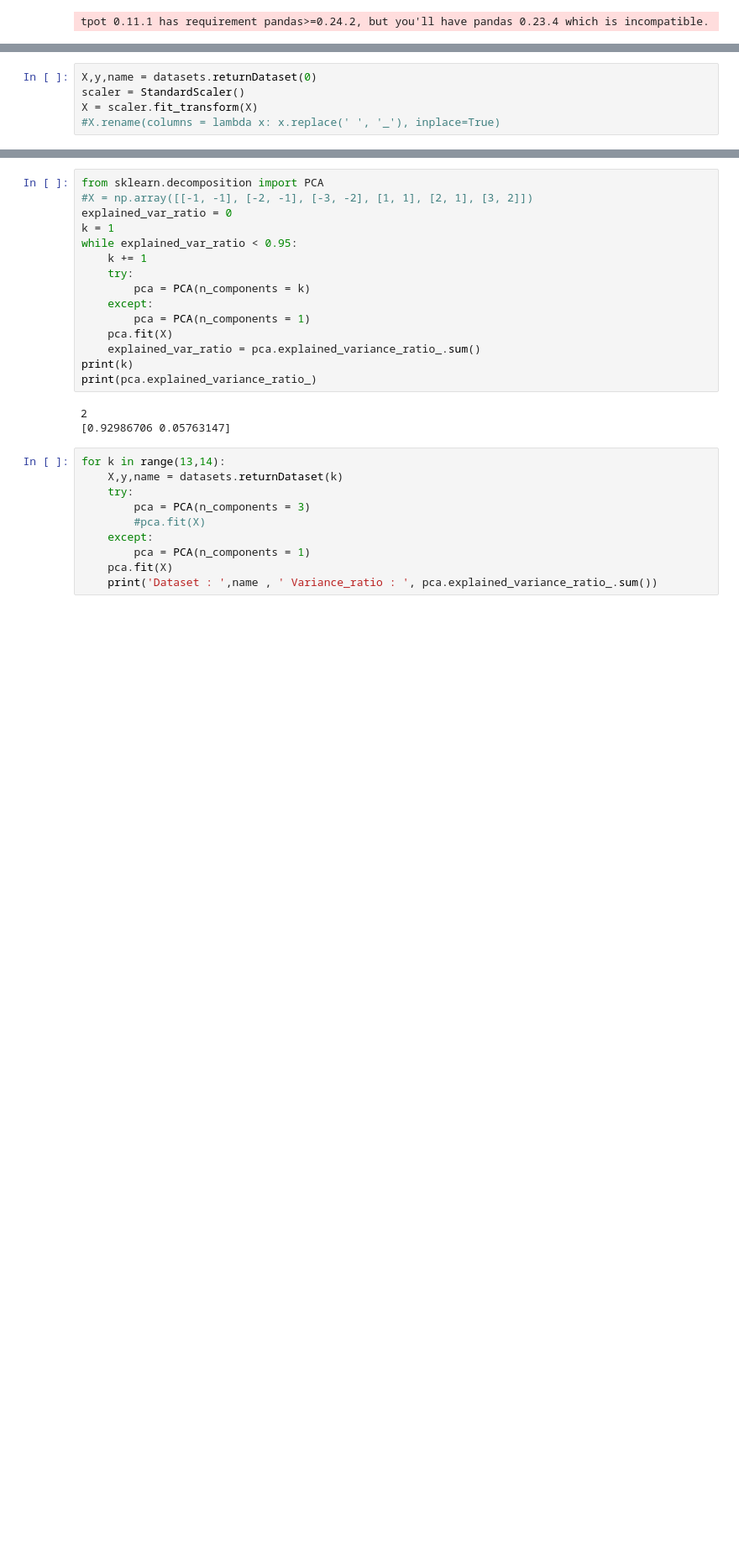
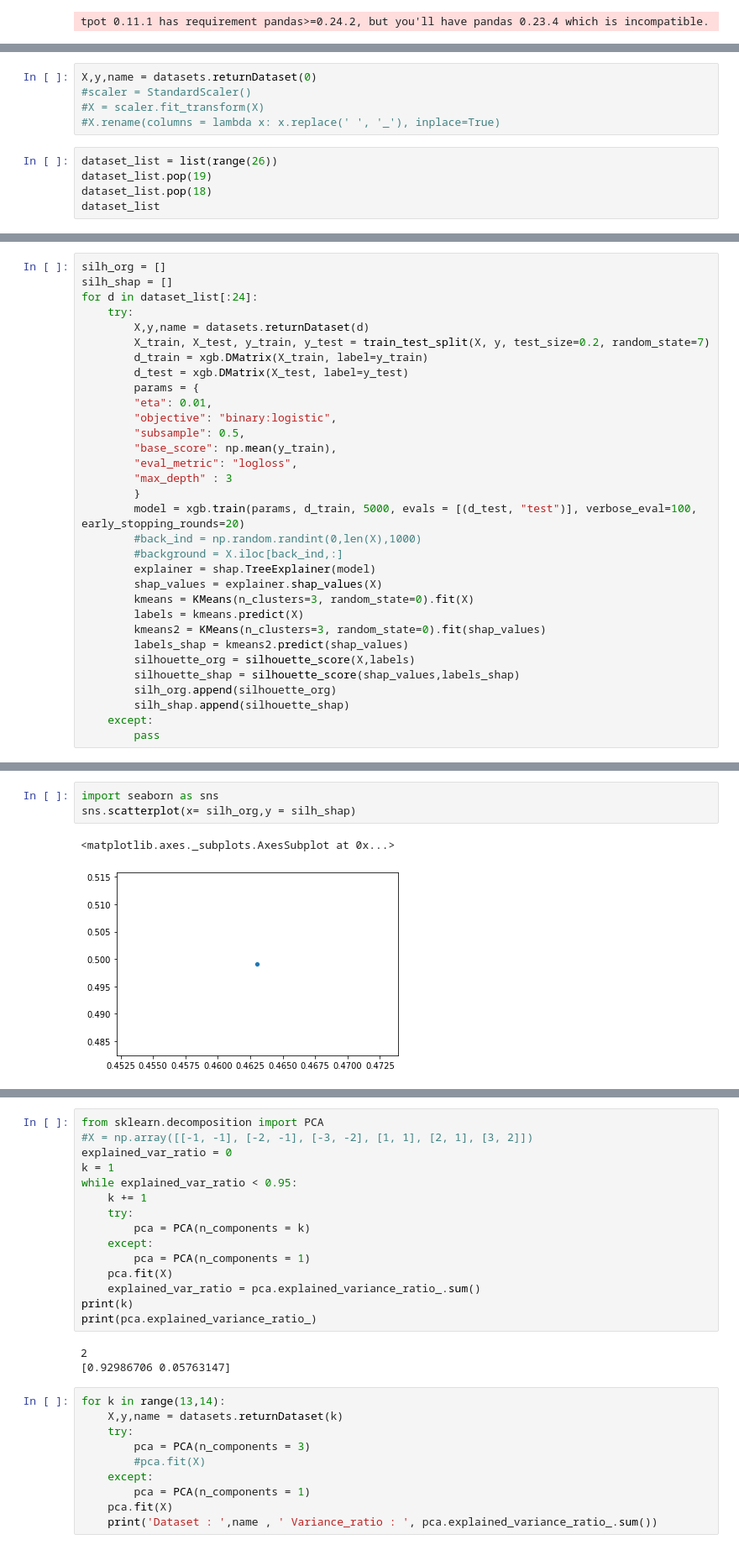
Before and after one commit to koralpc/shapley-bootstrapping, a Jupyter notebook: Notebooks/Untitled.ipynb, the cells around one changed output, grey strips where cells are left out. Shown at 84% size. Cells and saved outputs as stored; diff of their text form; blank space fills up the shorter version.

```diff
--- a/Notebooks/Untitled.ipynb
+++ b/Notebooks/Untitled.ipynb
@@ -34,6 +34,11 @@ os.environ["PATH"] += os.pathsep + 'C:\\Users\\koral\\Documents\\release\\bin'
 from sklearn.preprocessing import StandardScaler
 # %%
 X,y,name = datasets.returnDataset(0)
-scaler = StandardScaler()
-X = scaler.fit_transform(X)
+#scaler = StandardScaler()
+#X = scaler.fit_transform(X)
 #X.rename(columns = lambda x: x.replace(' ', '_'), inplace=True)
+# %%
+dataset_list = list(range(26))
+dataset_list.pop(19)
+dataset_list.pop(18)
+dataset_list
@@ -39,0 +63,32 @@ X = scaler.fit_transform(X)
+# %%
+silh_org = []
+silh_shap = []
+for d in dataset_list[:24]:
+    try:
+        X,y,name = datasets.returnDataset(d)
+        X_train, X_test, y_train, y_test = train_test_split(X, y, test_size=0.2, random_state=7)
+        d_train = xgb.DMatrix(X_train, label=y_train)
+        d_test = xgb.DMatrix(X_test, label=y_test)
+        params = {
+        "eta": 0.01,
+        "objective": "binary:logistic",
+        "subsample": 0.5,
+        "base_score": np.mean(y_train),
+        "eval_metric": "logloss",
+        "max_depth" : 3
+        }
+        model = xgb.train(params, d_train, 5000, evals = [(d_test, "test")], verbose_eval=100, early_stopping_rounds=20)
+        #back_ind = np.random.randint(0,len(X),1000)
+        #background = X.iloc[back_ind,:]
+        explainer = shap.TreeExplainer(model)
+        shap_values = explainer.shap_values(X)
+        kmeans = KMeans(n_clusters=3, random_state=0).fit(X)
+        labels = kmeans.predict(X)
+        kmeans2 = KMeans(n_clusters=3, random_state=0).fit(shap_values)
+        labels_shap = kmeans2.predict(shap_values)
+        silhouette_org = silhouette_score(X,labels)
+        silhouette_shap = silhouette_score(shap_values,labels_shap)
+        silh_org.append(silhouette_org)
+        silh_shap.append(silhouette_shap)
+    except:
+        pass
@@ -39,0 +113,6 @@ X = scaler.fit_transform(X)
+# %%
+import seaborn as sns
+sns.scatterplot(x= silh_org,y = silh_shap)
+# %% [output]
+<matplotlib.axes._subplots.AxesSubplot at 0x...>
+[figure, added]
```
Also changed, not shown: parts of 12 cells of this notebook, 2 other files.
